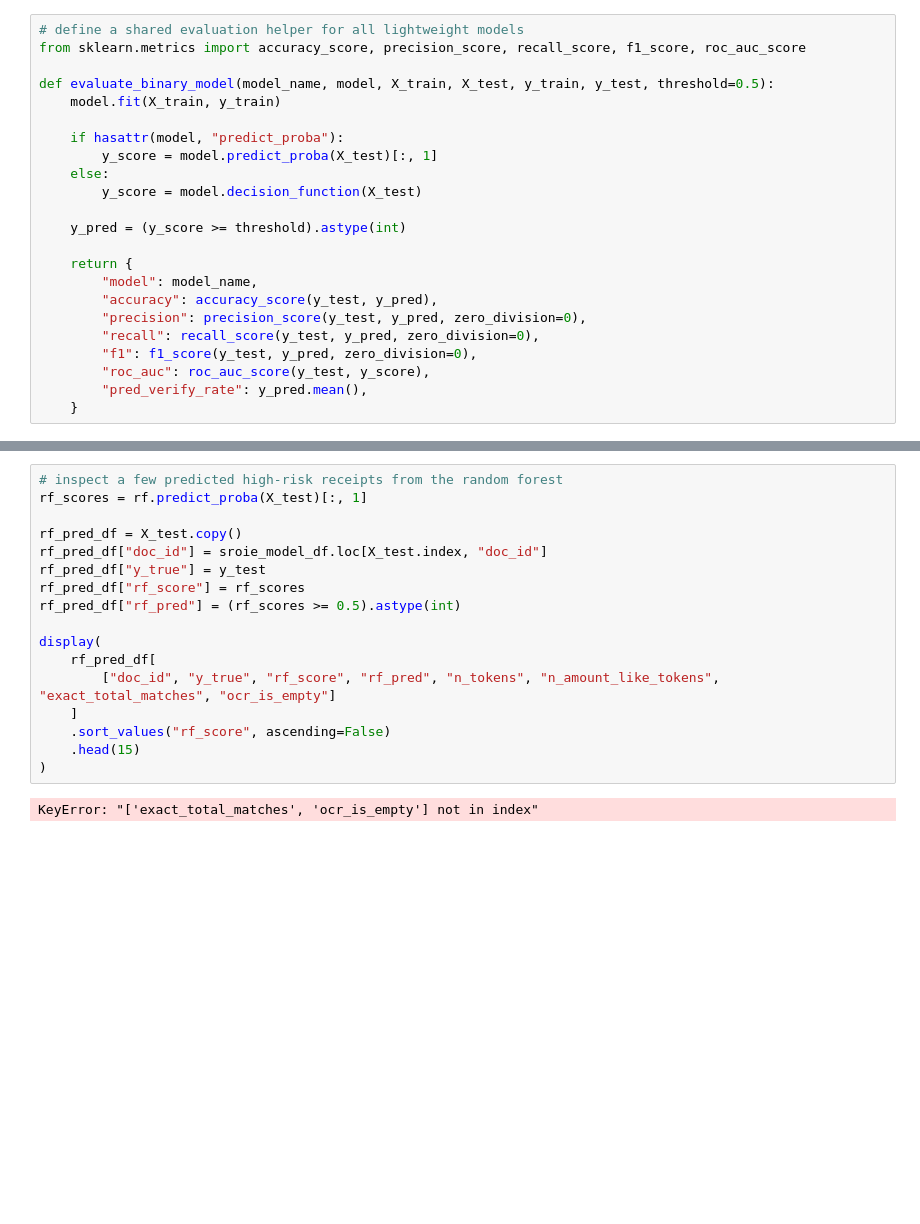
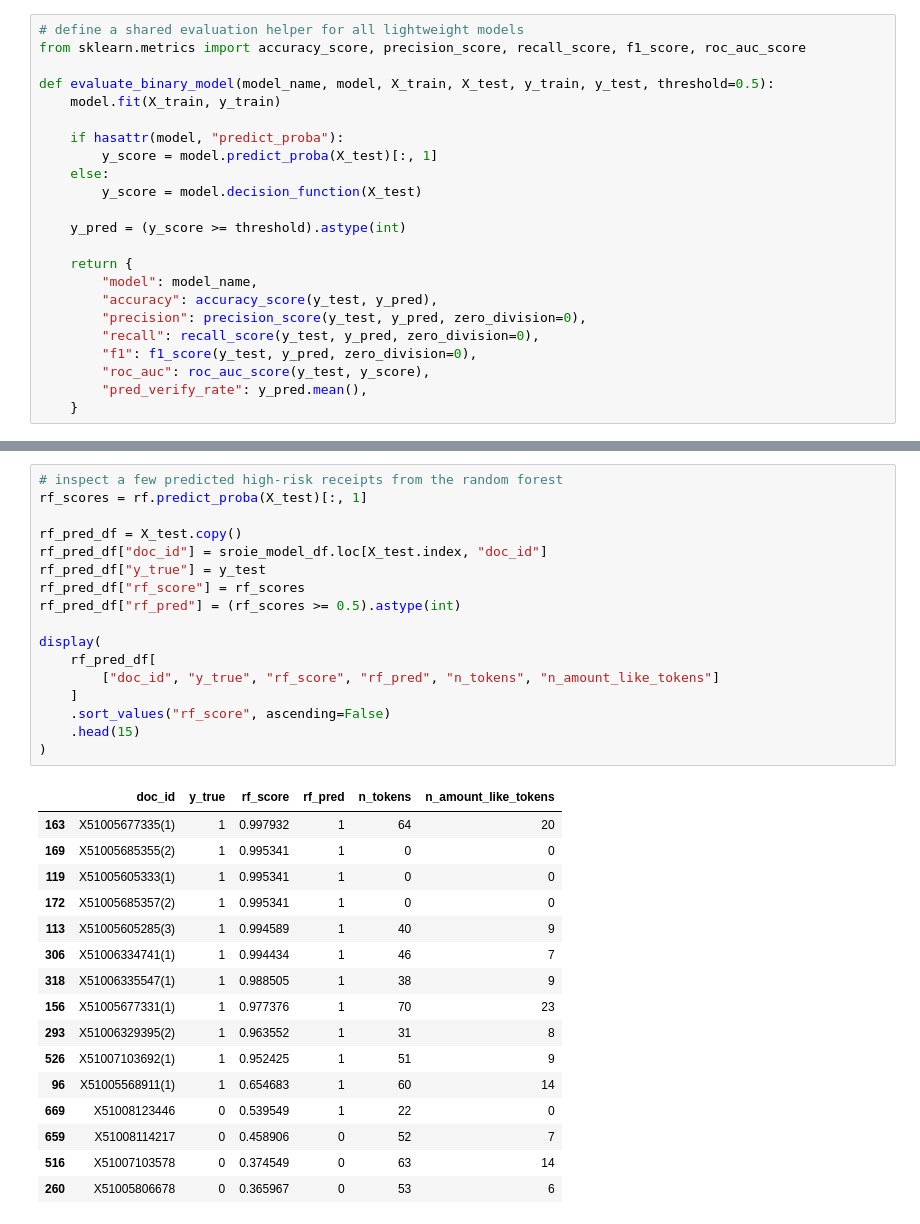
Before and after one commit to codylejang/Gated-Risk-MCP, a Jupyter notebook: notebooks/sroie_light_models.ipynb, the cells around one changed output, grey strips where cells are left out. Cells and saved outputs as stored; diff of their text form; blank space fills up the shorter version.

```diff
--- a/notebooks/sroie_light_models.ipynb
+++ b/notebooks/sroie_light_models.ipynb
@@ -168,19 +233,34 @@ display(feature_importance_df.head(15))
 # %%
 # inspect a few predicted high-risk receipts from the random forest
 rf_scores = rf.predict_proba(X_test)[:, 1]
 
 rf_pred_df = X_test.copy()
 rf_pred_df["doc_id"] = sroie_model_df.loc[X_test.index, "doc_id"]
 rf_pred_df["y_true"] = y_test
 rf_pred_df["rf_score"] = rf_scores
 rf_pred_df["rf_pred"] = (rf_scores >= 0.5).astype(int)
 
 display(
     rf_pred_df[
-        ["doc_id", "y_true", "rf_score", "rf_pred", "n_tokens", "n_amount_like_tokens", "exact_total_matches", "ocr_is_empty"]
+        ["doc_id", "y_true", "rf_score", "rf_pred", "n_tokens", "n_amount_like_tokens"]
     ]
     .sort_values("rf_score", ascending=False)
     .head(15)
 )
 # %% [output]
-KeyError: "['exact_total_matches', 'ocr_is_empty'] not in index"
+|  | doc_id | y_true | rf_score | rf_pred | n_tokens | n_amount_like_tokens |
+| 163 | X51005677335(1) | 1 | 0.997932 | 1 | 64 | 20 |
+| 169 | X51005685355(2) | 1 | 0.995341 | 1 | 0 | 0 |
+| 119 | X51005605333(1) | 1 | 0.995341 | 1 | 0 | 0 |
+| 172 | X51005685357(2) | 1 | 0.995341 | 1 | 0 | 0 |
+| 113 | X51005605285(3) | 1 | 0.994589 | 1 | 40 | 9 |
+| 306 | X51006334741(1) | 1 | 0.994434 | 1 | 46 | 7 |
+| 318 | X51006335547(1) | 1 | 0.988505 | 1 | 38 | 9 |
+| 156 | X51005677331(1) | 1 | 0.977376 | 1 | 70 | 23 |
+| 293 | X51006329395(2) | 1 | 0.963552 | 1 | 31 | 8 |
+| 526 | X51007103692(1) | 1 | 0.952425 | 1 | 51 | 9 |
+| 96 | X51005568911(1) | 1 | 0.654683 | 1 | 60 | 14 |
+| 669 | X51008123446 | 0 | 0.539549 | 1 | 22 | 0 |
+| 659 | X51008114217 | 0 | 0.458906 | 0 | 52 | 7 |
+| 516 | X51007103578 | 0 | 0.374549 | 0 | 63 | 14 |
+| 260 | X51005806678 | 0 | 0.365967 | 0 | 53 | 6 |
```
Also changed, not shown: parts of 4 cells of this notebook, 3 other files.
